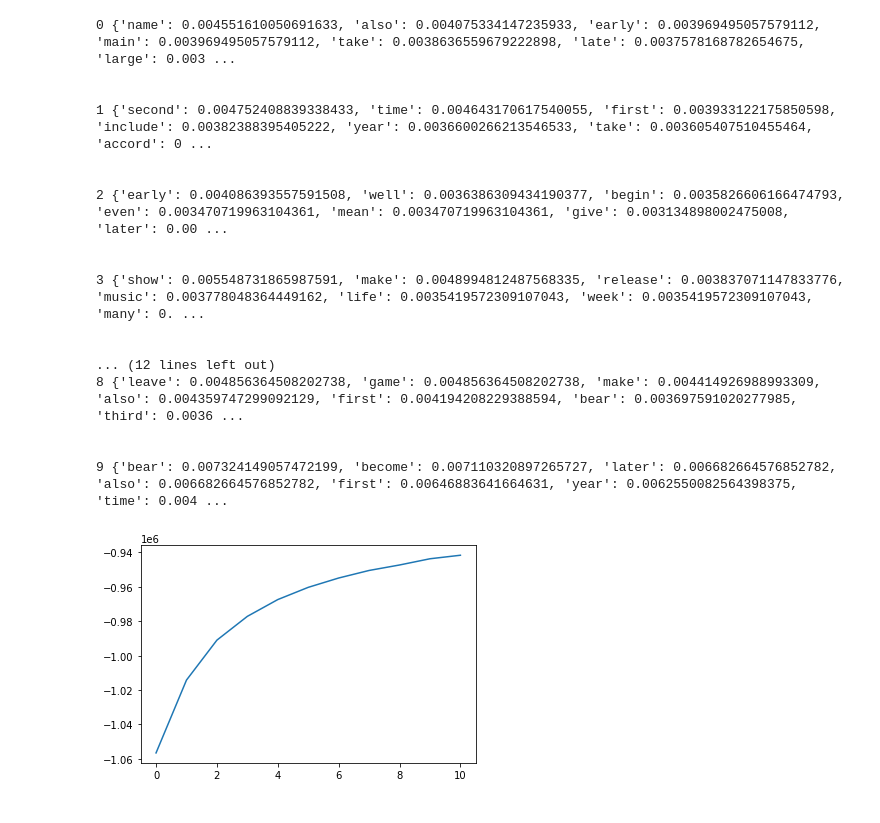
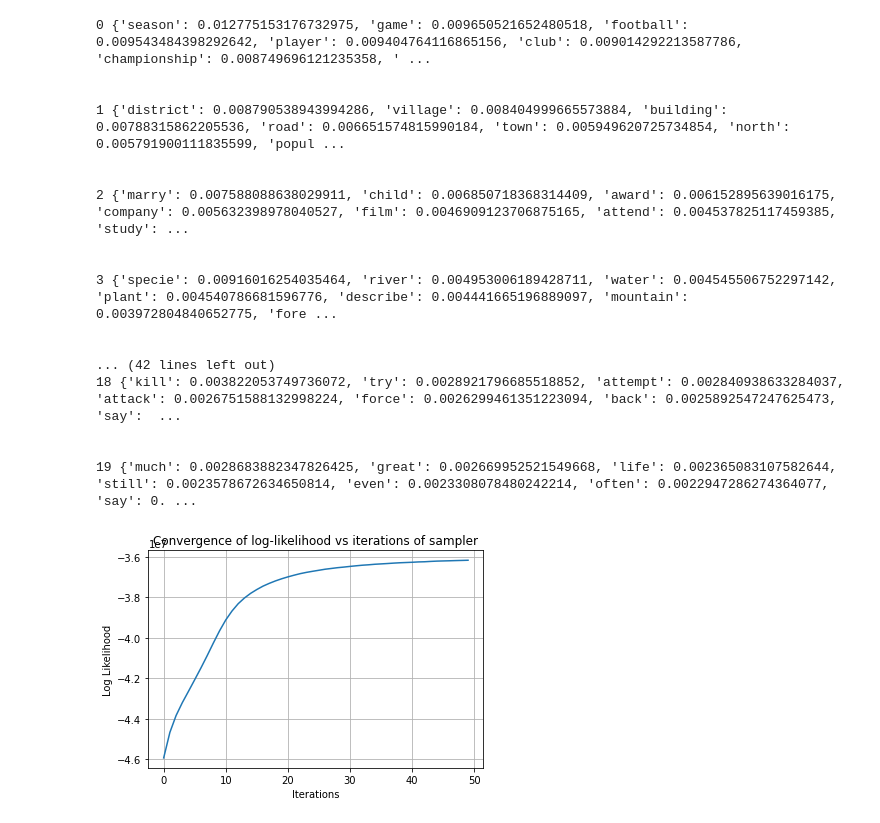
Before and after one commit to duha-aldebakel/DSC180B-LDACode, a Jupyter notebook: notebooks/run_lda.ipynb, the cells around one changed output. Drawn from its saved outputs; the diff is of its cells as text; code cells hidden in the pictures.

```diff
--- a/notebooks/run_lda.ipynb
+++ b/notebooks/run_lda.ipynb
@@ -24,21 +40,18 @@ from src.lda import LDA
 # %%
-path = 'datapicklesoup.bz2'
-with bz2.BZ2File(os.path.join("../data",path), 'rb') as f:
-    data = pickle.load(f)
-data, _ = data
-data = data[0:1000]
-# print(data)
-print(f"corpus size: {len(data)}")
 wiki_pp = WikiPreprocess()
 print("preprocessing data...")
+starttime = time.time()
 preprocessed_data =  [wiki_pp.preprocess_document(text=d, min_token_len=4) for d in tqdm(data)]
+print('Preprocessing took = {:.0f} minutes'.format((time.time()-starttime)/60.0))
+
 print("creating bigrams...")
 data_words_bigrams = wiki_pp.make_bigrams(preprocessed_data)
-nlp = spacy.load('en_core_web_sm', disable=['parser', 'ner'])
-print("lemmatizing data and creating dictionary from bigrams... ")
-data_lemmatized = [wiki_pp.lemmatize(d, nlp, allowed_postags=['NOUN', 'ADJ', 'VERB', 'ADV']) for d in tqdm(data_words_bigrams)]
-id2word_lemmatized = wiki_pp.create_dictionary(data_lemmatized)
-print(id2word_lemmatized)
-print("creating bag of words frequencies...")
-corpus_lemmatized_bow = [id2word_lemmatized.doc2bow(text) for text in tqdm(data_lemmatized)]
+
+print("lemmatizing data... ")
+# nlp = spacy.load('en_core_web_sm', disable=['parser', 'ner'])
+# data_lemmatized = [wiki_pp.lemmatize(d, nlp, allowed_postags=['NOUN', 'ADJ', 'VERB', 'ADV']) for d in tqdm(data_words_bigrams)]
+
+# lemmatizing is computationally intensive so we can save ourselves some time by reading in the data instead
+with bz2.BZ2File('../data/lemmatized_bigrams.bz2', 'rb') as f:  #Use datacompression BZ2
+    data_lemmatized = pickle.load(f)
 # %% [output]
@@ -56,0 +62,9 @@ iteration: 10 log_likelihood: -941614.959099031 perplexity: 2.845659475684493e+2
+# %%
+print("creating dictionary from bigrams...")
+id2word_lemmatized = wiki_pp.filtered_dictionary(data_lemmatized, no_below=5, no_above=.1)
+
+print("creating bag of words frequencies...")
+corpus_lemmatized = [id2word_lemmatized.doc2bow(text) for text in tqdm(data_lemmatized)]
+
+print(f'Number of unique tokens: {len(id2word_lemmatized)}')
+print(f'Number of documents: {len(corpus_lemmatized)}')
@@ -56,0 +78,5 @@ iteration: 10 log_likelihood: -941614.959099031 perplexity: 2.845659475684493e+2
+# %%
+lda2 = LDA(corpus=corpus_lemmatized, num_topics=20, vocab_len=len(id2word_lemmatized), alpha='asymmetric', beta=0.05)
+starttime=time.time()
+lda2.fit(burnin=10,max_iter=40)
+print('Time taken = {:.0f} minutes'.format((time.time()-starttime)/60.0))
@@ -57,25 +91,25 @@ iteration: 10 log_likelihood: -941614.959099031 perplexity: 2.845659475684493e+2
 # %%
-lda.print_topics(id2word_lemmatized, topn=10)
+lda2.print_topics(id2word_lemmatized, topn=20)
 # %% [output]
-0 {'name': 0.004551610050691633, 'also': 0.004075334147235933, 'early': 0.003969495057579112, 'main': 0.003969495057579112, 'take': 0.0038636559679222898, 'late': 0.0037578168782654675, 'large': 0.003 ...
+0 {'season': 0.012775153176732975, 'game': 0.009650521652480518, 'football': 0.009543484398292642, 'player': 0.009404764116865156, 'club': 0.009014292213587786, 'championship': 0.008749696121235358, ' ...
 
 
-1 {'second': 0.004752408839338433, 'time': 0.004643170617540055, 'first': 0.003933122175850598, 'include': 0.00382388395405222, 'year': 0.0036600266213546533, 'take': 0.003605407510455464, 'accord': 0 ...
+1 {'district': 0.008790538943994286, 'village': 0.008404999665573884, 'building': 0.00788315862205536, 'road': 0.006651574815990184, 'town': 0.005949620725734854, 'north': 0.005791900111835599, 'popul ...
 
 
-2 {'early': 0.004086393557591508, 'well': 0.0036386309434190377, 'begin': 0.0035826606166474793, 'even': 0.003470719963104361, 'mean': 0.003470719963104361, 'give': 0.003134898002475008, 'later': 0.00 ...
+2 {'marry': 0.007588088638029911, 'child': 0.006850718368314409, 'award': 0.006152895639016175, 'company': 0.005632398978040527, 'film': 0.0046909123706875165, 'attend': 0.004537825117459385, 'study': ...
 
 
-3 {'show': 0.005548731865987591, 'make': 0.0048994812487568335, 'release': 0.003837071147833776, 'music': 0.003778048364449162, 'life': 0.0035419572309107043, 'week': 0.0035419572309107043, 'many': 0. ...
+3 {'specie': 0.00916016254035464, 'river': 0.004953006189428711, 'water': 0.004545506752297142, 'plant': 0.004540786681596776, 'describe': 0.004441665196889097, 'mountain': 0.003972804840652775, 'fore ...
 
 
-... (12 lines left out)
-8 {'leave': 0.004856364508202738, 'game': 0.004856364508202738, 'make': 0.004414926988993309, 'also': 0.004359747299092129, 'first': 0.004194208229388594, 'bear': 0.003697591020277985, 'third': 0.0036 ...
+... (42 lines left out)
+18 {'kill': 0.003822053749736072, 'try': 0.0028921796685518852, 'attempt': 0.002840938633284037, 'attack': 0.0026751588132998224, 'force': 0.0026299461351223094, 'back': 0.0025892547247625473, 'say':  ...
 
 
-9 {'bear': 0.007324149057472199, 'become': 0.007110320897265727, 'later': 0.006682664576852782, 'also': 0.006682664576852782, 'first': 0.00646883641664631, 'year': 0.0062550082564398375, 'time': 0.004 ...
+19 {'much': 0.0028683882347826425, 'great': 0.002669952521549668, 'life': 0.002365083107582644, 'still': 0.0023578672634650814, 'even': 0.0023308078480242214, 'often': 0.0022947286274364077, 'say': 0. ...
 # %%
-lda.plot_log_likelihood()
+lda2.plot_log_likelihood()
 # %% [output]
-[figure, old version]
+[figure, new version]
 # %%
```
Also changed, not shown: parts of 12 cells of this notebook, 6 other files.
